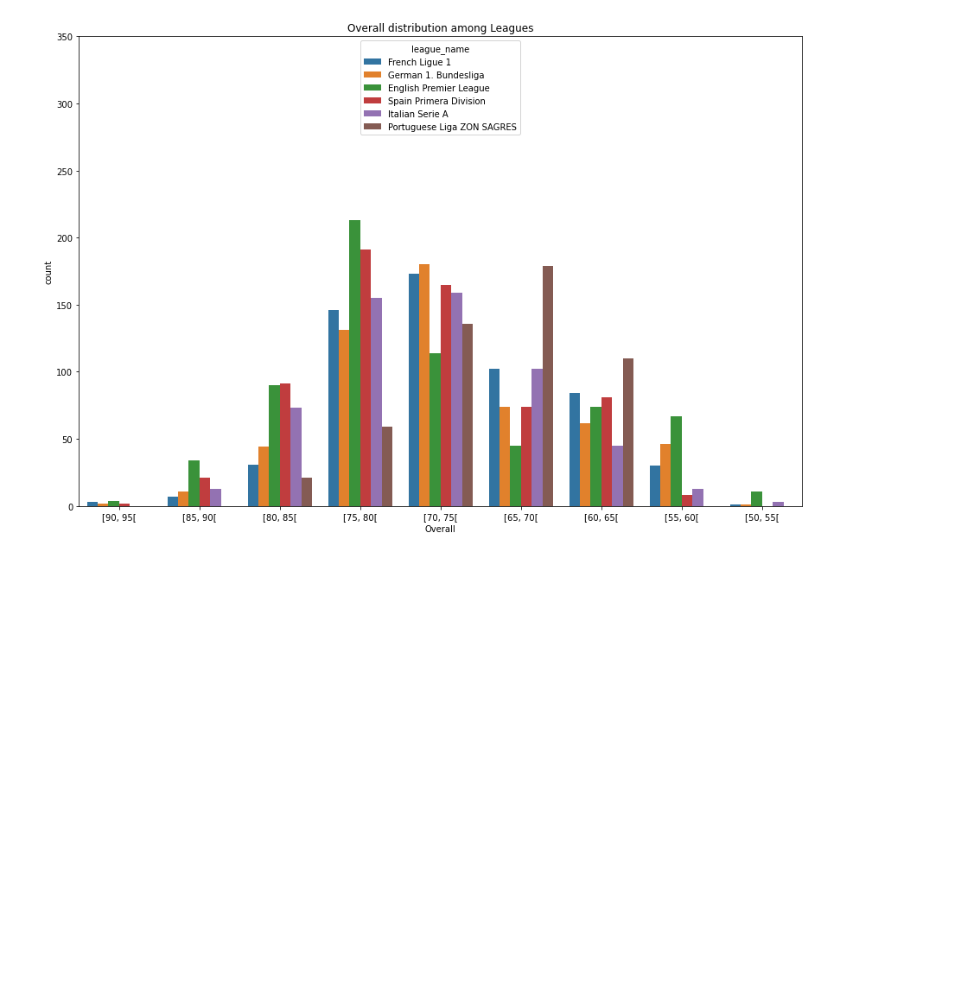
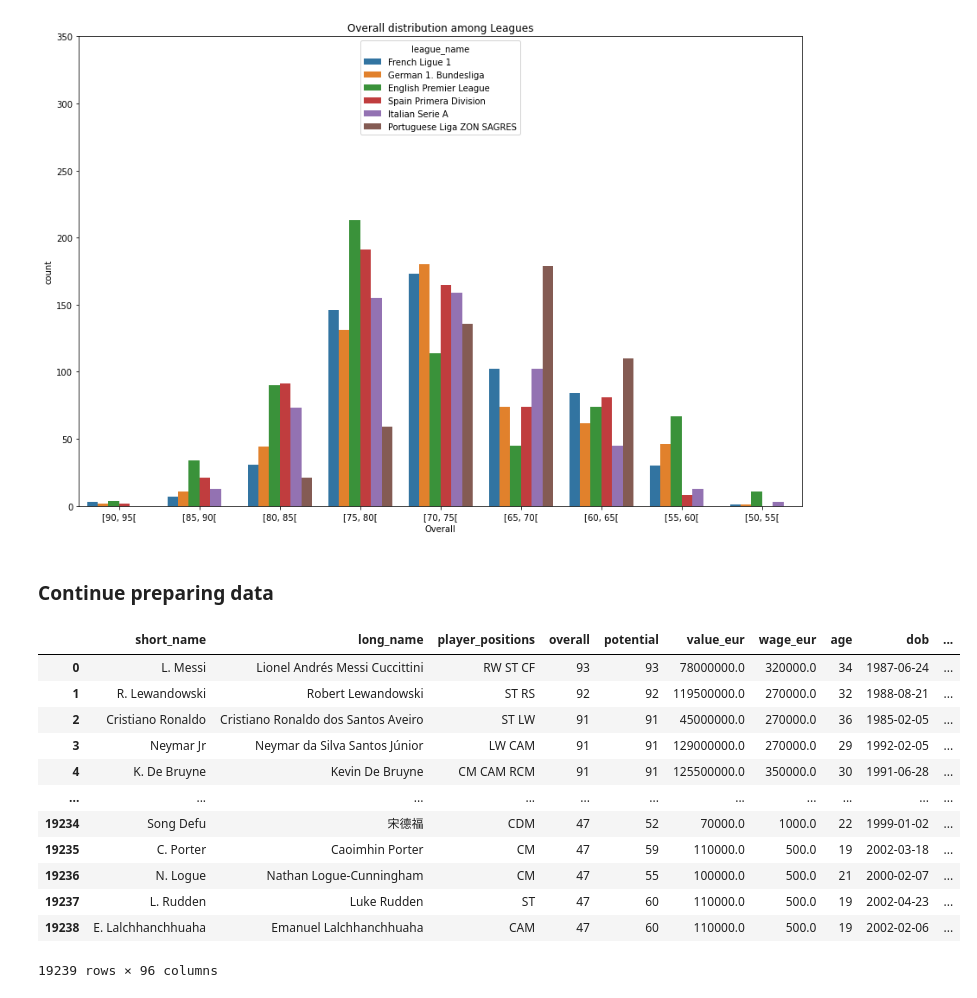
Before and after one commit to DMeneses01/IACH-project, a Jupyter notebook: code/recsys_football.ipynb, the cells around one changed output. Saved outputs shown, nothing was run; the diff lists cells and outputs as text; code cells hidden in the pictures; blank space fills up the shorter version.

```diff
--- a/code/recsys_football.ipynb
+++ b/code/recsys_football.ipynb
@@ -118,3 +124,60 @@ overallDistribution(distributionDF)
 [figure]
 [figure]
 [figure]
+# %% [markdown]
+### Continue preparing data
+# %%
+def posi(data):
+    data['player_positions']=data['player_positions'].str.replace(',','')
+    for idx in range(len(data)):
+        if (data['club_position'][idx] != 0) and (data['club_position'][idx] not in data['player_positions'][idx]):
+            if(data['club_position'][idx] != 'RES' and data['club_position'][idx] != 'SUB'):
+                aux = data['player_positions'][idx] + ' ' + data['club_position'][idx]
+                data.loc[idx,'player_positions'] = aux
+
+    return data.drop(columns='club_position')
+
+def posi_nac(data):
+    for idx in range(len(data)):
+        if (data['nation_position'][idx] != 0) and (data['nation_position'][idx] not in data['player_positions'][idx]):
+            if(data['nation_position'][idx] != 'SUB'):
+                aux = data['player_positions'][idx] + ' ' + data['nation_position'][idx]
+                data.loc[idx,'player_positions'] = aux
+
+    return data.drop(columns='nation_position')
+
+def calculate_final_value(data):
+    lista = ["ls", "st", "rs", "lf", "cf", "rf", "lam", "cam", "ram", "lm", "lcm", "cm", "rcm", "rm", "lwb", "ldm", "cdm", "rdm", "rwb", "lb", "lcb", "cb", "rcb", "rb", "gk"]
+    for idx in range(len(data)):
+        for stats in lista:
+            if ("-" in str(data[stats][idx])):
+                values = data[stats][idx].split("-")
+                aux = float(values[0]) - float(values[1])
+                data.loc[idx,stats] = aux
+            if ("+" in str(data[stats][idx])):
+                values = data[stats][idx].split("+")
+                aux = float(values[0]) + float(values[1])
+                data.loc[idx,stats] = aux
+
+    return data
+
+
+dataFrame = posi(dataFrame)
+dataFrame = posi_nac(dataFrame)
+calculate_final_value(dataFrame)
+
+display(dataFrame)
+# %% [output]
+|  | short_name | long_name | player_positions | overall | potential | value_eur | wage_eur | age | dob | ... |
+| 0 | L. Messi | Lionel Andrés Messi Cuccittini | RW ST CF | 93 | 93 | 78000000.0 | 320000.0 | 34 | 1987-06-24 | ... |
+| 1 | R. Lewandowski | Robert Lewandowski | ST RS | 92 | 92 | 119500000.0 | 270000.0 | 32 | 1988-08-21 | ... |
+| 2 | Cristiano Ronaldo | Cristiano Ronaldo dos Santos Aveiro | ST LW | 91 | 91 | 45000000.0 | 270000.0 | 36 | 1985-02-05 | ... |
+| 3 | Neymar Jr | Neymar da Silva Santos Júnior | LW CAM | 91 | 91 | 129000000.0 | 270000.0 | 29 | 1992-02-05 | ... |
+| 4 | K. De Bruyne | Kevin De Bruyne | CM CAM RCM | 91 | 91 | 125500000.0 | 350000.0 | 30 | 1991-06-28 | ... |
+| ... | ... | ... | ... | ... | ... | ... | ... | ... | ... | ... |
+| 19234 | Song Defu | 宋德福 | CDM | 47 | 52 | 70000.0 | 1000.0 | 22 | 1999-01-02 | ... |
+| 19235 | C. Porter | Caoimhin Porter | CM | 47 | 59 | 110000.0 | 500.0 | 19 | 2002-03-18 | ... |
+| 19236 | N. Logue | Nathan Logue-Cunningham | CM | 47 | 55 | 100000.0 | 500.0 | 21 | 2000-02-07 | ... |
+| 19237 | L. Rudden | Luke Rudden | ST | 47 | 60 | 110000.0 | 500.0 | 19 | 2002-04-23 | ... |
+| 19238 | E. Lalchhanchhuaha | Emanuel Lalchhanchhuaha | CAM | 47 | 60 | 110000.0 | 500.0 | 19 | 2002-02-06 | ... |
+19239 rows × 96 columns
```
Also changed, not shown: parts of 4 cells of this notebook, 2 other files.
